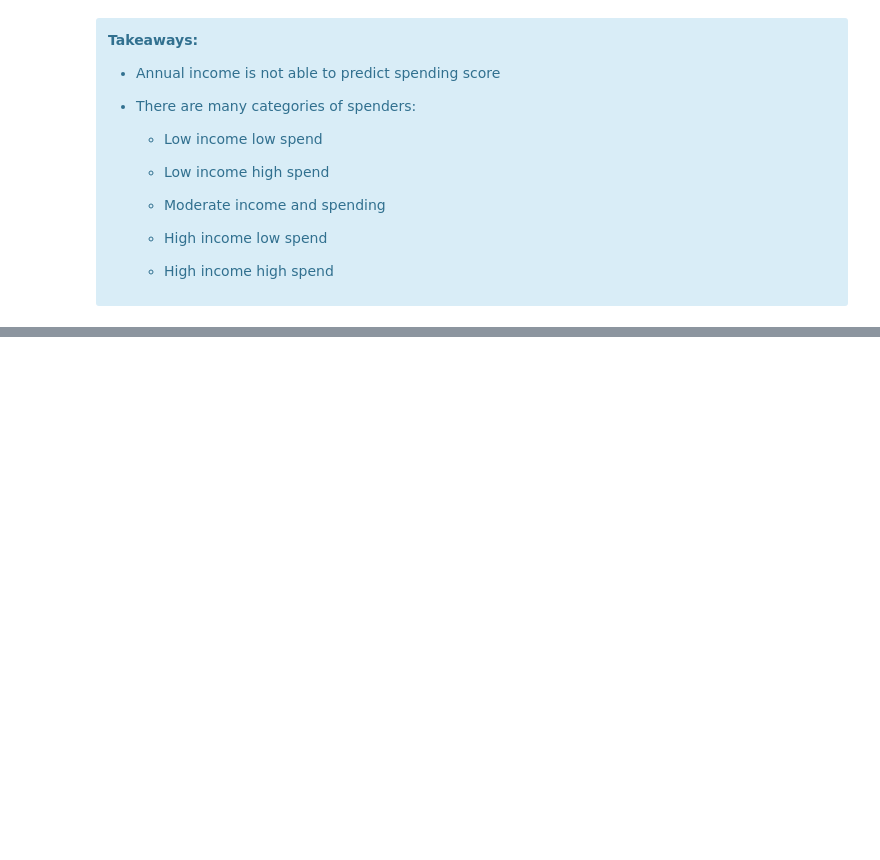
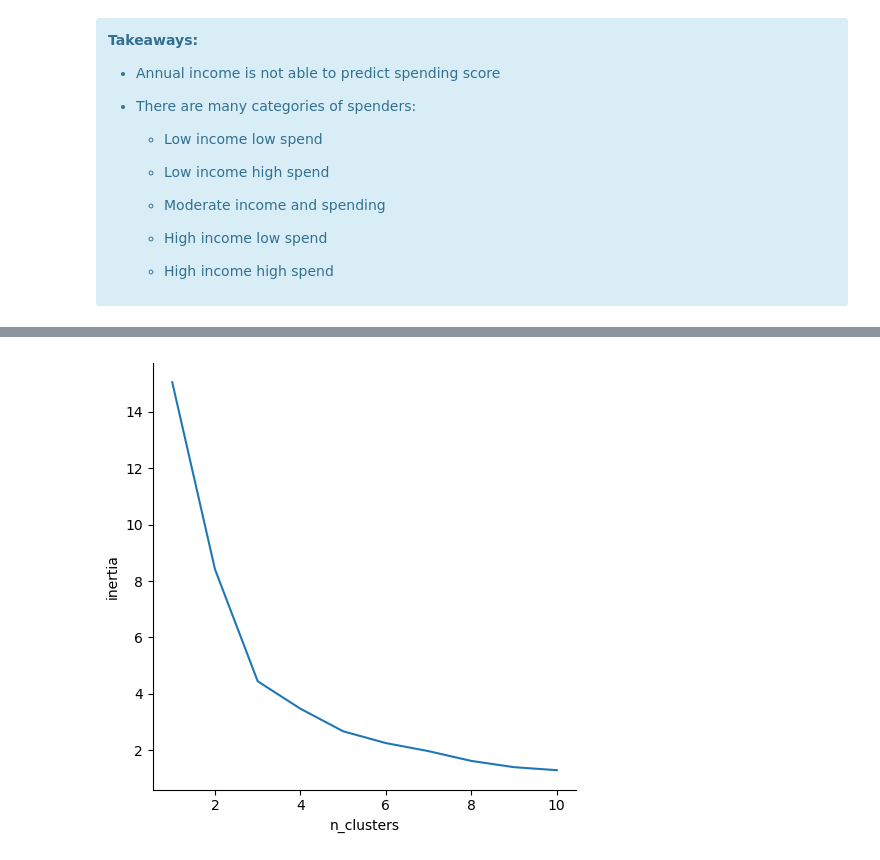
Before and after one commit to shawn-brown12/clustering, a Jupyter notebook: clustering_notes.ipynb, the cells around one changed output, grey strips where cells are left out. Cells and saved outputs as stored; diff of their text form; code cells hidden in the pictures; blank space fills up the shorter version.

```diff
--- a/clustering_notes.ipynb
+++ b/clustering_notes.ipynb
@@ -203,0 +352,13 @@ sns.relplot(data=train, x='annual_income', y='spending_score', hue='gender_Male'
+# %%
+inertia = []
+seed = 42
+
+for n in range(1, 11):
+
+    kmeans = KMeans(n_clusters=n, random_state=seed)
+
+    kmeans.fit(X_train[['age', 'annual_income']])
+
+    inertia.append(kmeans.inertia_)
+
+inertia
@@ -203,0 +376,5 @@ sns.relplot(data=train, x='annual_income', y='spending_score', hue='gender_Male'
+# %%
+results_df = pd.DataFrame({'n_clusters': list(range(1,11)),
+              'inertia': inertia})
+
+results_df
@@ -203,0 +393,6 @@ sns.relplot(data=train, x='annual_income', y='spending_score', hue='gender_Male'
+# %%
+sns.relplot(data=results_df, x='n_clusters', y='inertia', kind='line')
+
+plt.show()
+# %% [output]
+[figure, added]
```
Also changed, not shown: parts of 26 cells of this notebook, 2 other files.
